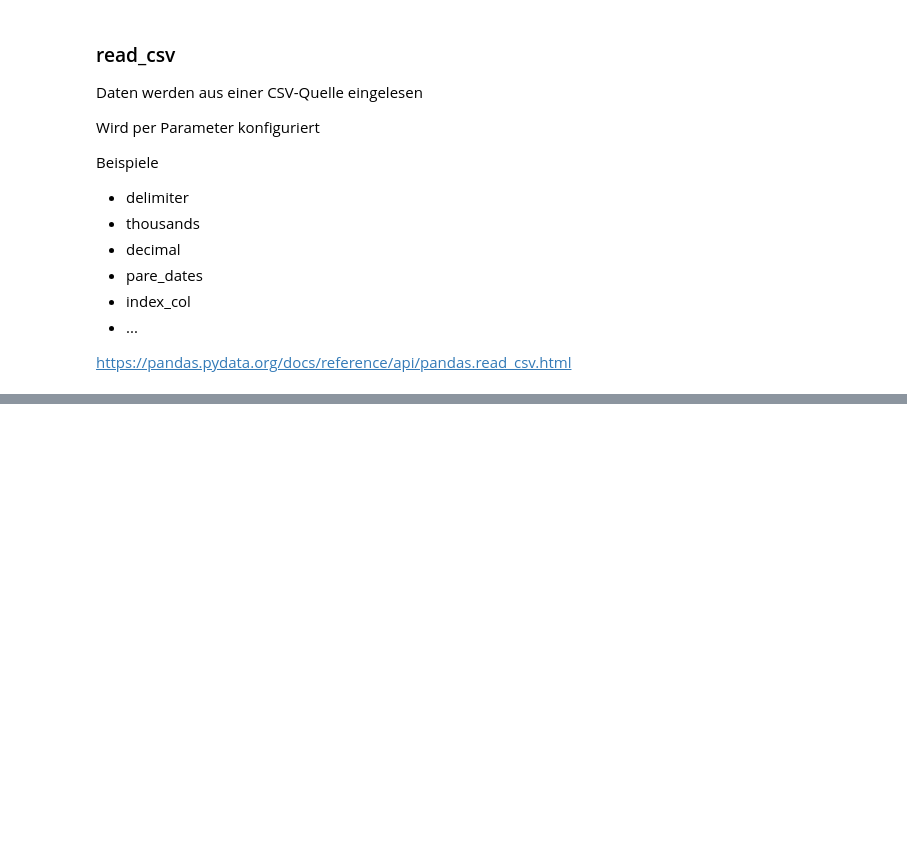
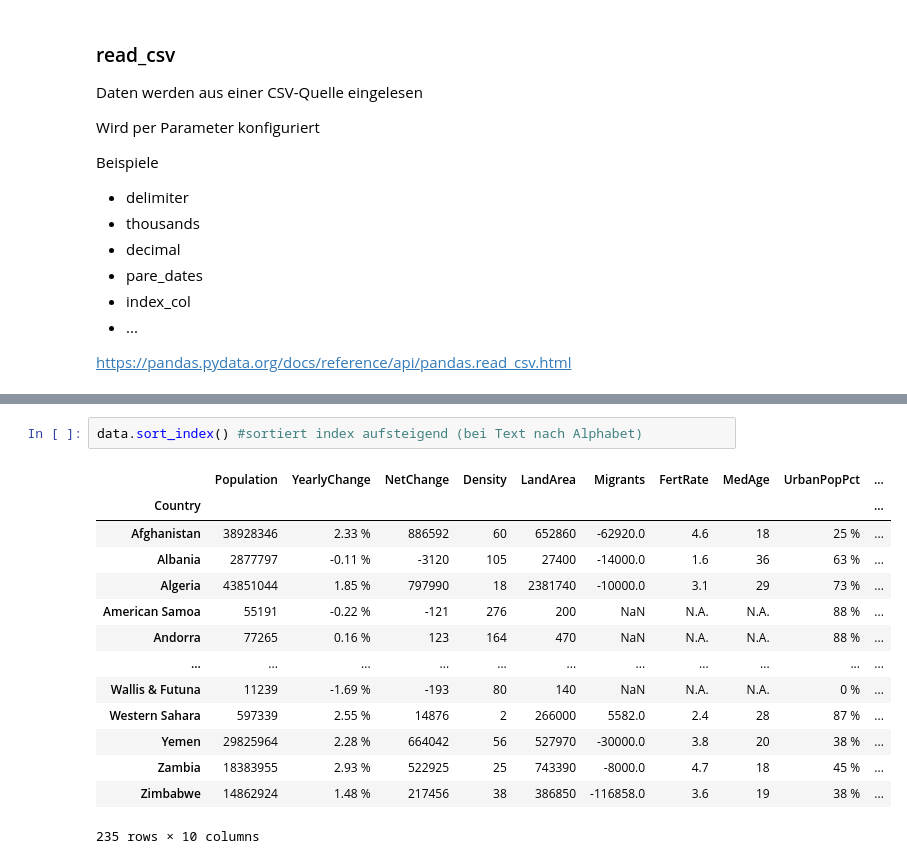
Before and after one commit to ppedvAG/Python-DS-ML-257862, a Jupyter notebook: M03.ipynb, the cells around one changed output, grey strips where cells are left out. Cells and saved outputs as stored; diff of their text form; blank space fills up the shorter version.

```diff
--- a/M03.ipynb
+++ b/M03.ipynb
@@ -140,0 +327,17 @@ https://pandas.pydata.org/docs/reference/api/pandas.read_csv.html
+# %%
+data.sort_index() #sortiert index aufsteigend (bei Text nach Alphabet)
+# %% [output]
+|  | Population | YearlyChange | NetChange | Density | LandArea | Migrants | FertRate | MedAge | UrbanPopPct | ... |
+| Country |  |  |  |  |  |  |  |  |  | ... |
+| Afghanistan | 38928346 | 2.33 % | 886592 | 60 | 652860 | -62920.0 | 4.6 | 18 | 25 % | ... |
+| Albania | 2877797 | -0.11 % | -3120 | 105 | 27400 | -14000.0 | 1.6 | 36 | 63 % | ... |
+| Algeria | 43851044 | 1.85 % | 797990 | 18 | 2381740 | -10000.0 | 3.1 | 29 | 73 % | ... |
+| American Samoa | 55191 | -0.22 % | -121 | 276 | 200 | NaN | N.A. | N.A. | 88 % | ... |
+| Andorra | 77265 | 0.16 % | 123 | 164 | 470 | NaN | N.A. | N.A. | 88 % | ... |
+| ... | ... | ... | ... | ... | ... | ... | ... | ... | ... | ... |
+| Wallis & Futuna | 11239 | -1.69 % | -193 | 80 | 140 | NaN | N.A. | N.A. | 0 % | ... |
+| Western Sahara | 597339 | 2.55 % | 14876 | 2 | 266000 | 5582.0 | 2.4 | 28 | 87 % | ... |
+| Yemen | 29825964 | 2.28 % | 664042 | 56 | 527970 | -30000.0 | 3.8 | 20 | 38 % | ... |
+| Zambia | 18383955 | 2.93 % | 522925 | 25 | 743390 | -8000.0 | 4.7 | 18 | 45 % | ... |
+| Zimbabwe | 14862924 | 1.48 % | 217456 | 38 | 386850 | -116858.0 | 3.6 | 19 | 38 % | ... |
+235 rows × 10 columns
```
Also changed, not shown: parts of 46 cells of this notebook, 6 other files.
